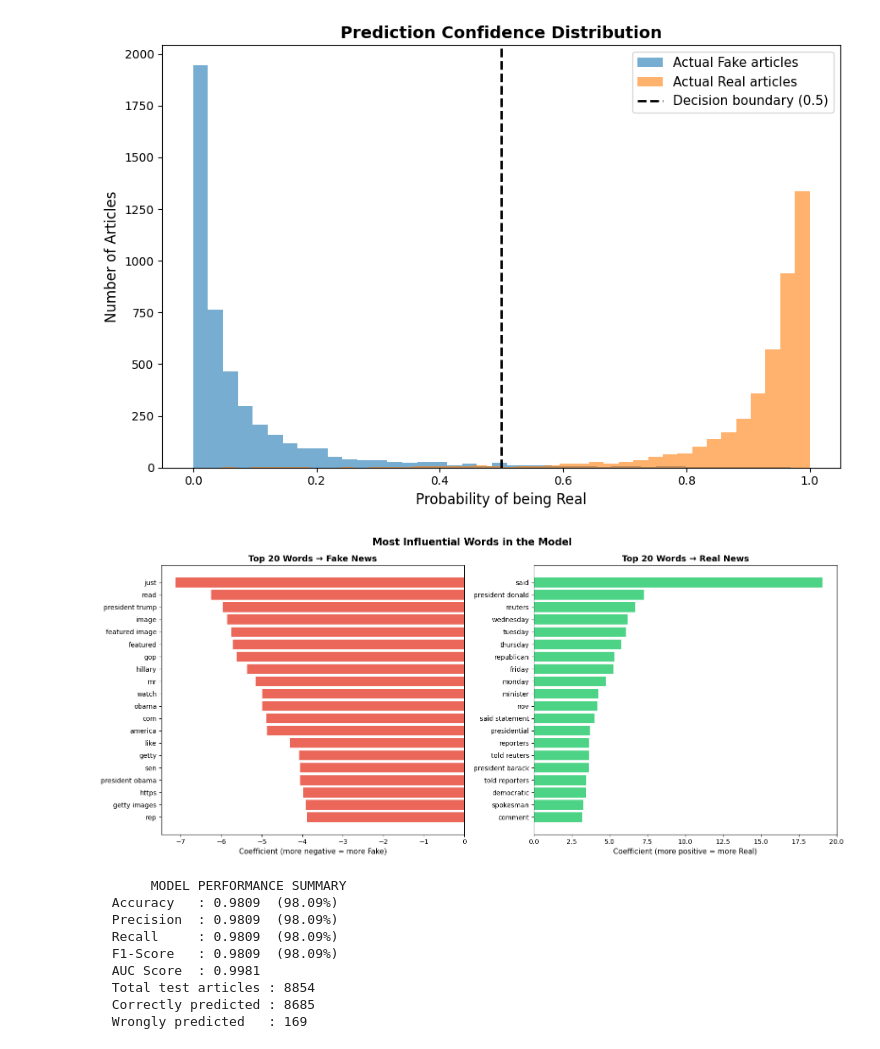
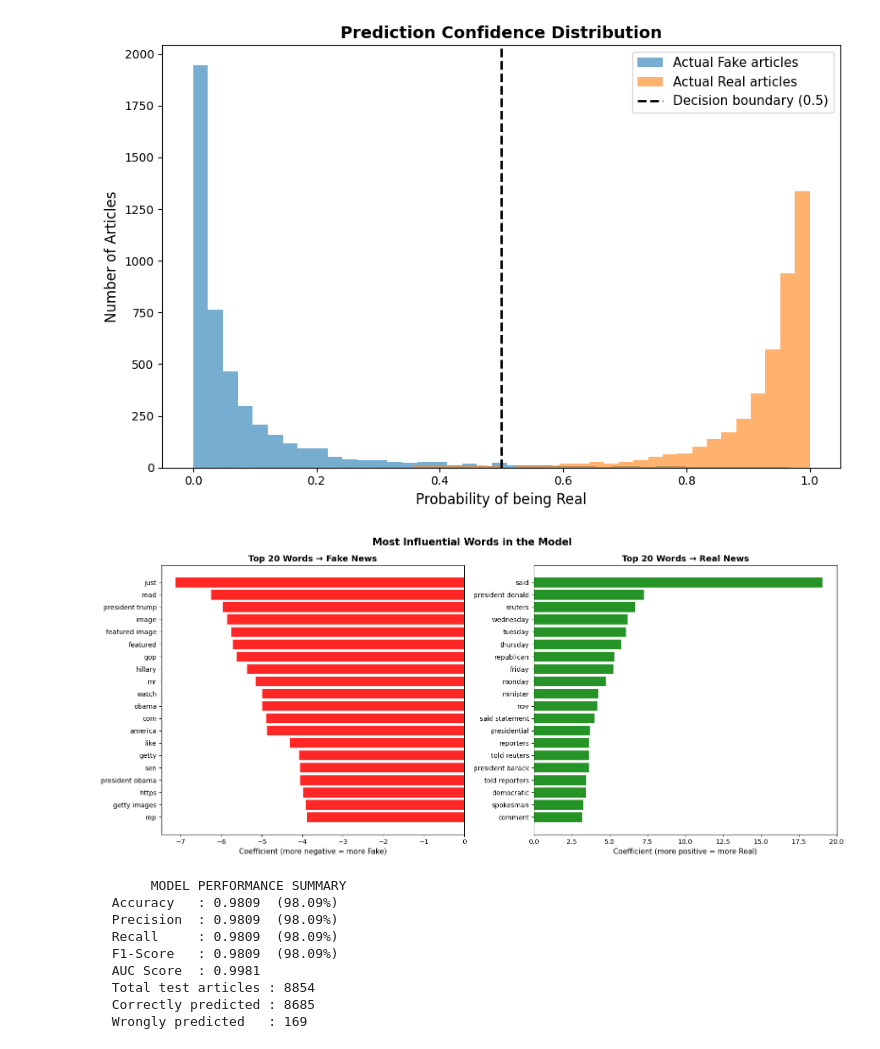
Before and after one commit to abdullahl4gnd/AI-fake-news-detector, a Jupyter notebook: news/AI/Text Models/Text Model/model-1 Text.ipynb, the cells around one changed output. Saved outputs shown, nothing was run; the diff lists cells and outputs as text; code cells hidden in the pictures.

```diff
--- a/news/AI/Text Models/Text Model/model-1 Text.ipynb
+++ b/news/AI/Text Models/Text Model/model-1 Text.ipynb
@@ -362,30 +329,30 @@ plt.show()
 # %%
 
 feature_names = np.array(vectorizer.get_feature_names_out())
 coefficients  = best_model.coef_[0]
 
 top_fake_idx = np.argsort(coefficients)[:20]
 top_real_idx = np.argsort(coefficients)[-20:][::-1]
 
 fig, (ax1, ax2) = plt.subplots(1, 2, figsize=(16, 7))
 
 # Fake words
-ax1.barh(feature_names[top_fake_idx], coefficients[top_fake_idx], color='#e74c3c', alpha=0.85)
+ax1.barh(feature_names[top_fake_idx], coefficients[top_fake_idx], color="red", alpha=0.85)
 ax1.set_title('Top 20 Words → Fake News', fontsize=13, fontweight='bold')
 ax1.set_xlabel('Coefficient (more negative = more Fake)', fontsize=11)
 ax1.invert_yaxis()
 
 # Real words
-ax2.barh(feature_names[top_real_idx], coefficients[top_real_idx], color='#2ecc71', alpha=0.85)
+ax2.barh(feature_names[top_real_idx], coefficients[top_real_idx], color='green', alpha=0.85)
 ax2.set_title('Top 20 Words → Real News', fontsize=13, fontweight='bold')
 ax2.set_xlabel('Coefficient (more positive = more Real)', fontsize=11)
 ax2.invert_yaxis()
 
 plt.suptitle('Most Influential Words in the Model', fontsize=15, fontweight='bold')
 plt.tight_layout()
 plt.show()
 # %% [output]
-[figure, old version]
+[figure, new version]
 # %%
 
 from sklearn.metrics import accuracy_score, precision_score, recall_score, f1_score
```
Also changed, not shown: parts of 12 cells of this notebook, 6 other files.
